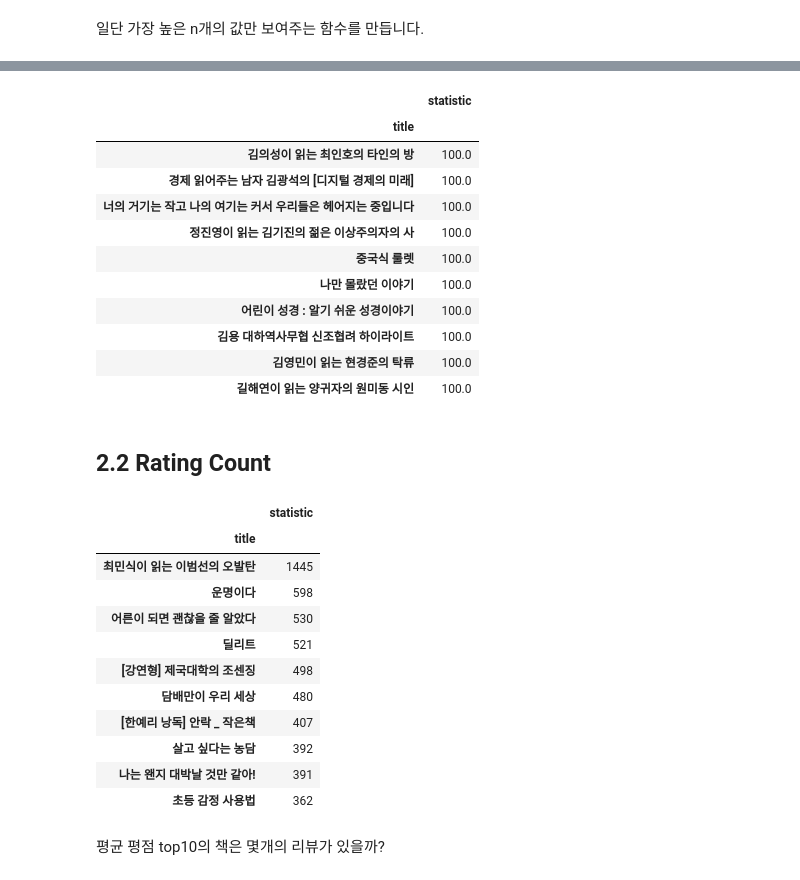
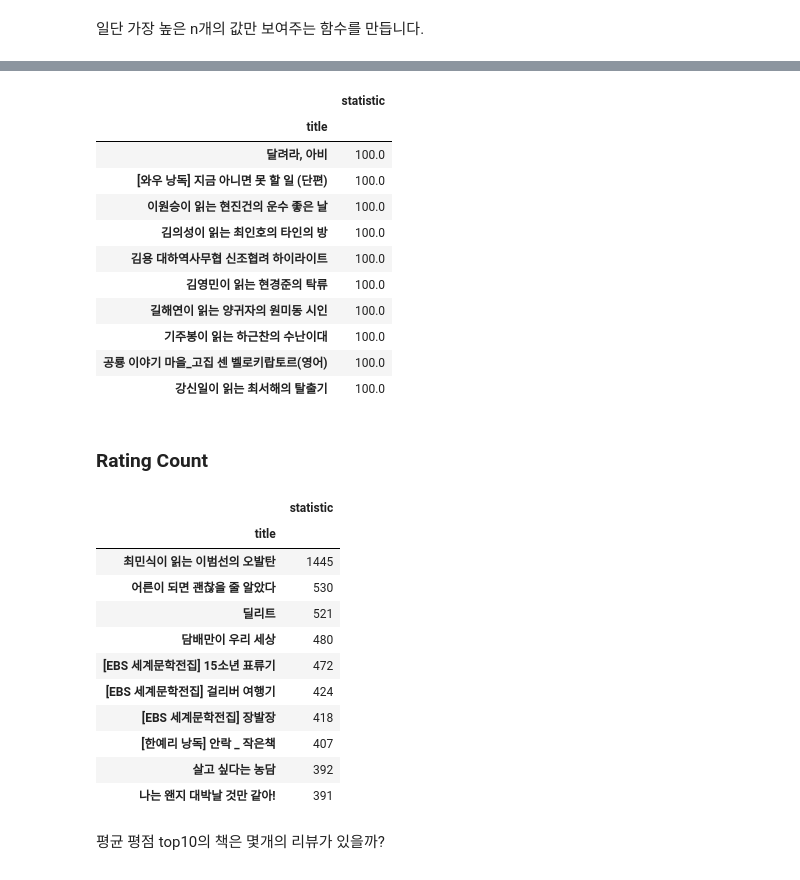
Before and after one commit to dataitgirls4/team_3, a Jupyter notebook: Recommendation_System.ipynb, the cells around one changed output, grey strips where cells are left out. Saved outputs shown, nothing was run; the diff lists cells and outputs as text; code cells hidden in the pictures.

```diff
--- a/Recommendation_System.ipynb
+++ b/Recommendation_System.ipynb
@@ -241,23 +230,23 @@ def return_best_n(statistics, n):
 # %%
-means = pivot_df.iloc[:,2:].apply(np.mean)
+means = all_review.pivot_table(columns='title', index = 'nickname', values = 'rating').iloc[:,2:].apply(np.mean)
 return_best_n(means,10)
 # %% [output]
 |  | statistic |
 | title |  |
+| 달려라, 아비 | 100.0 |
+| [와우 낭독] 지금 아니면 못 할 일 (단편) | 100.0 |
+| 이원승이 읽는 현진건의 운수 좋은 날 | 100.0 |
 | 김의성이 읽는 최인호의 타인의 방 | 100.0 |
-| 경제 읽어주는 남자 김광석의 [디지털 경제의 미래] | 100.0 |
-| 너의 거기는 작고 나의 여기는 커서 우리들은 헤어지는 중입니다 | 100.0 |
-| 정진영이 읽는 김기진의 젊은 이상주의자의 사 | 100.0 |
-| 중국식 룰렛 | 100.0 |
-| 나만 몰랐던 이야기 | 100.0 |
-| 어린이 성경 : 알기 쉬운 성경이야기 | 100.0 |
 | 김용 대하역사무협 신조협려 하이라이트 | 100.0 |
 | 김영민이 읽는 현경준의 탁류 | 100.0 |
 | 길해연이 읽는 양귀자의 원미동 시인 | 100.0 |
+| 기주봉이 읽는 하근찬의 수난이대 | 100.0 |
+| 공룡 이야기 마을_고집 센 벨로키랍토르(영어) | 100.0 |
+| 강신일이 읽는 최서해의 탈출기 | 100.0 |
 # %% [markdown]
-## 2.2 Rating Count<a class="anchor" id="bullet2.2"></a>
+### Rating Count<a class="anchor" id="bullet2.2"></a>
 # %%
-count = pivot_df.iloc[:,2:].apply(lambda col : np.sum(~np.isnan(col)))
+count = all_review.pivot_table(columns='title', index = 'nickname', values = 'rating').iloc[:,2:].apply(lambda col : np.sum(~np.isnan(col)))
 
 # return_best_n(count,10).index 를 구하면 제목만 뽑을 수 있음
 return_best_n(count,10)
@@ -265,15 +254,15 @@ return_best_n(count,10)
 |  | statistic |
 | title |  |
 | 최민식이 읽는 이범선의 오발탄 | 1445 |
-| 운명이다 | 598 |
 | 어른이 되면 괜찮을 줄 알았다 | 530 |
 | 딜리트 | 521 |
-| [강연형] 제국대학의 조센징 | 498 |
 | 담배만이 우리 세상 | 480 |
+| [EBS 세계문학전집] 15소년 표류기 | 472 |
+| [EBS 세계문학전집] 걸리버 여행기 | 424 |
+| [EBS 세계문학전집] 장발장 | 418 |
 | [한예리 낭독] 안락 _ 작은책 | 407 |
 | 살고 싶다는 농담 | 392 |
 | 나는 왠지 대박날 것만 같아! | 391 |
-| 초등 감정 사용법 | 362 |
 # %% [markdown]
 평균 평점 top10의 책은 몇개의 리뷰가 있을까?
 # %%
```
Also changed, not shown: parts of 23 cells of this notebook.
